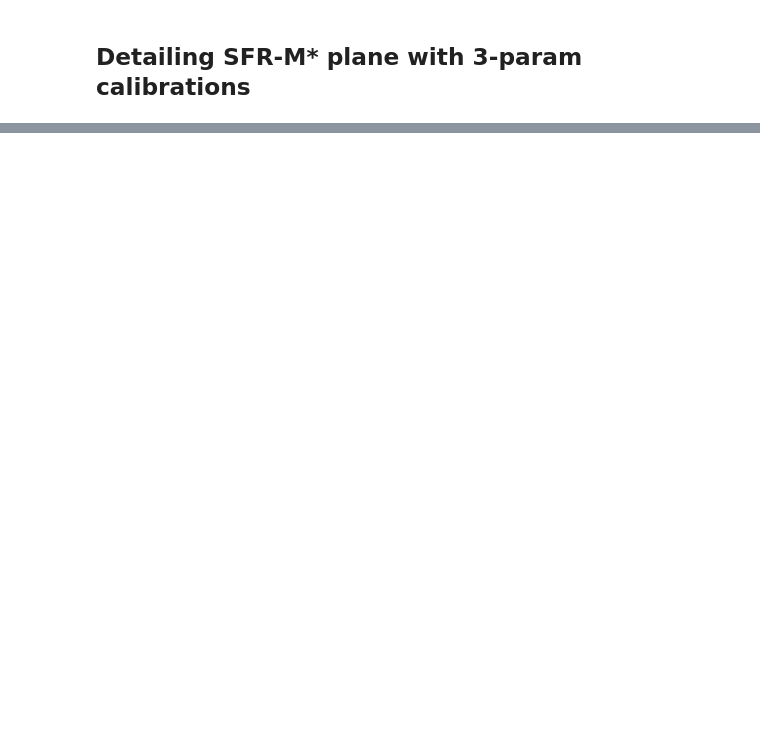
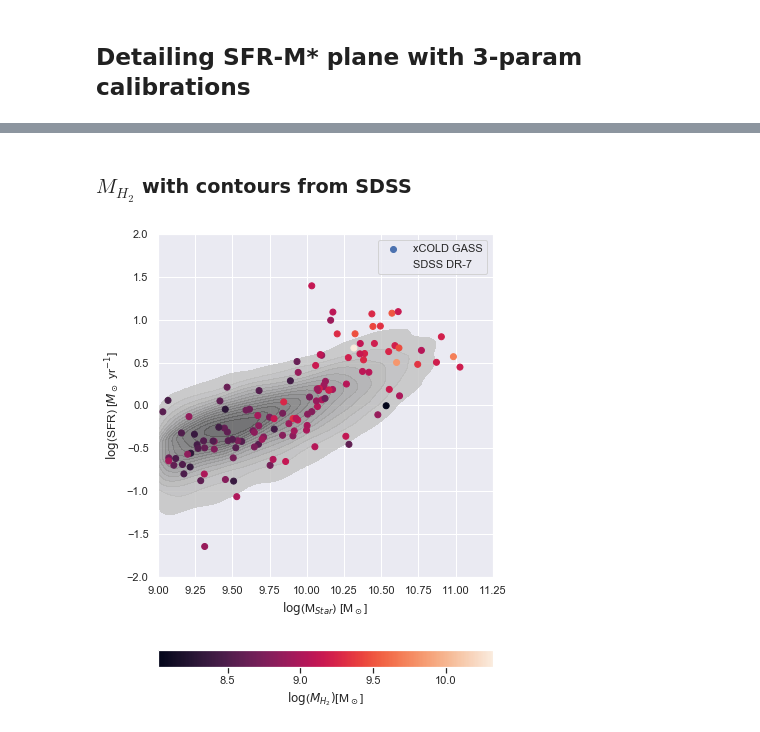
Before and after one commit to seanmacb/MCMC-Dust-Gas-SF-Gal, a Jupyter notebook: All Code/Moving to an N-D sampler/3param plots.ipynb, the cells around one changed output, grey strips where cells are left out. Cells and saved outputs as stored; diff of their text form; code cells hidden in the pictures; blank space fills up the shorter version.

```diff
--- a/All Code/Moving to an N-D sampler/3param plots.ipynb
+++ b/All Code/Moving to an N-D sampler/3param plots.ipynb
@@ -335,0 +395,6 @@ No handles with labels found to put in legend.
+# %% [markdown]
+### $M_{H_2}$ with contours from SDSS
+# %%
+contourScat(SDSSDF["StarMass"],SDSSDF["SFR"],xColdDF["MASS"],xColdDF["LOGSFR_BEST"],xColdDF["GasModel"],MH2Label,StarMassLabel,SFRLabel,"SDSS DR-7","xCOLD GASS",xlims=[9,11.25],ylims=[-2,2],save=True,fname="MH2Contour")
+# %% [output]
+[figure, added]
```
Also changed, not shown: parts of 21 cells of this notebook, 11 other files.
